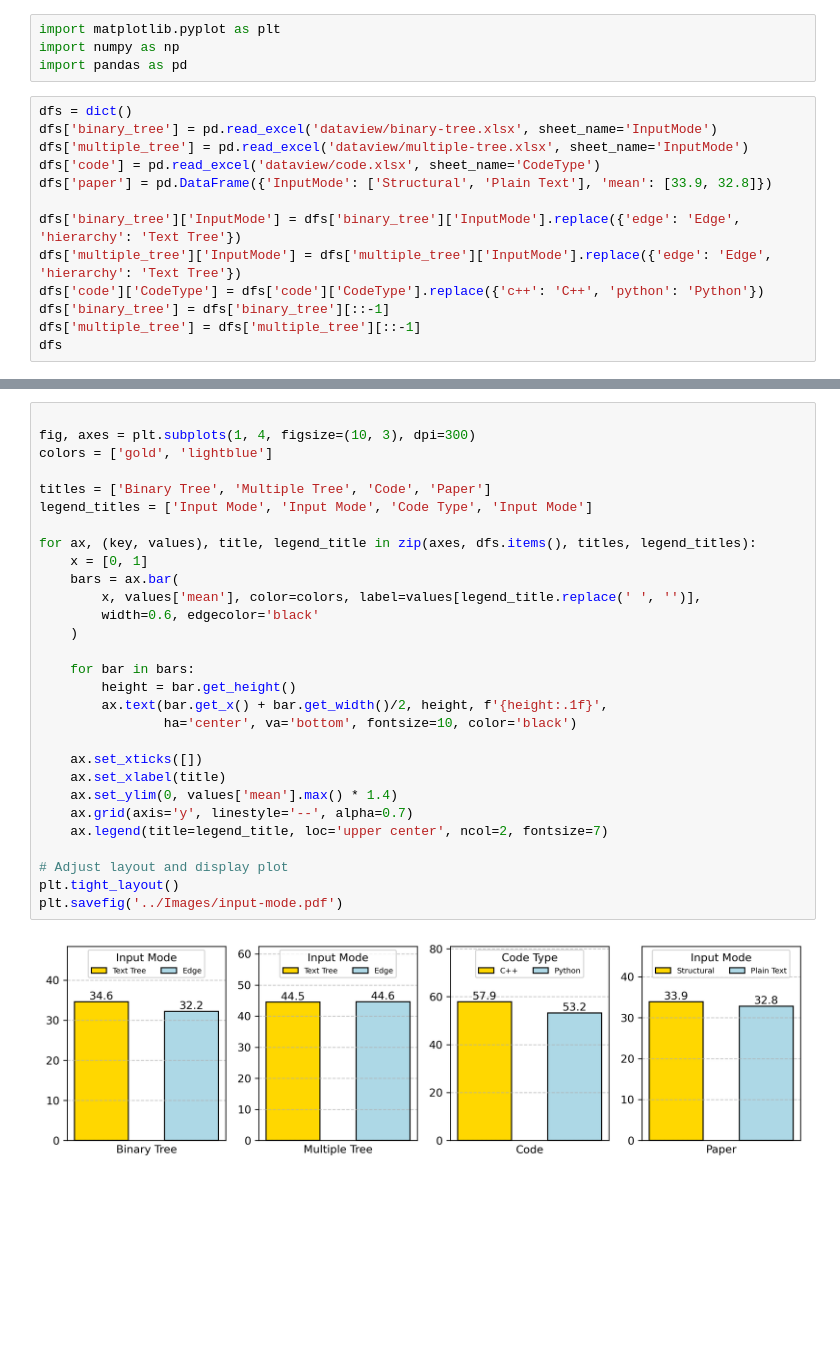
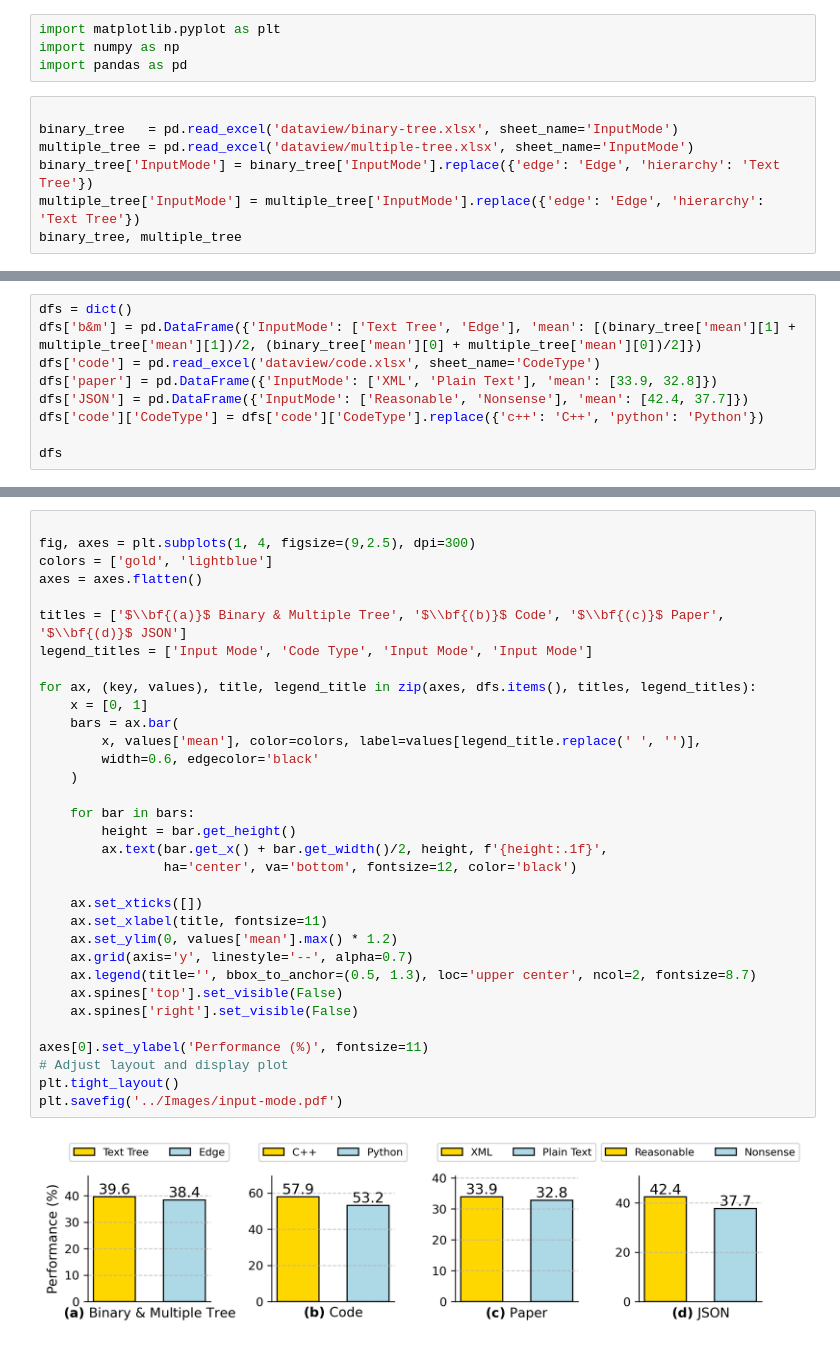
Before and after one commit to jzzzzh/HiBench, a Jupyter notebook: analysis/input-mode.ipynb, the cells around one changed output, grey strips where cells are left out. Saved outputs shown, nothing was run; the diff lists cells and outputs as text; blank space fills up the shorter version.

```diff
--- a/analysis/input-mode.ipynb
+++ b/analysis/input-mode.ipynb
@@ -3,16 +3,10 @@ import matplotlib.pyplot as plt
 import numpy as np
 import pandas as pd
 # %%
-dfs = dict()
-dfs['binary_tree'] = pd.read_excel('dataview/binary-tree.xlsx', sheet_name='InputMode')
-dfs['multiple_tree'] = pd.read_excel('dataview/multiple-tree.xlsx', sheet_name='InputMode')
-dfs['code'] = pd.read_excel('dataview/code.xlsx', sheet_name='CodeType')
-dfs['paper'] = pd.DataFrame({'InputMode': ['Structural', 'Plain Text'], 'mean': [33.9, 32.8]})
 
-dfs['binary_tree']['InputMode'] = dfs['binary_tree']['InputMode'].replace({'edge': 'Edge', 'hierarchy': 'Text Tree'})
-dfs['multiple_tree']['InputMode'] = dfs['multiple_tree']['InputMode'].replace({'edge': 'Edge', 'hierarchy': 'Text Tree'})
-dfs['code']['CodeType'] = dfs['code']['CodeType'].replace({'c++': 'C++', 'python': 'Python'})
-dfs['binary_tree'] = dfs['binary_tree'][::-1]
-dfs['multiple_tree'] = dfs['multiple_tree'][::-1]
-dfs
+binary_tree   = pd.read_excel('dataview/binary-tree.xlsx', sheet_name='InputMode')
+multiple_tree = pd.read_excel('dataview/multiple-tree.xlsx', sheet_name='InputMode')
+binary_tree['InputMode'] = binary_tree['InputMode'].replace({'edge': 'Edge', 'hierarchy': 'Text Tree'})
+multiple_tree['InputMode'] = multiple_tree['InputMode'].replace({'edge': 'Edge', 'hierarchy': 'Text Tree'})
+binary_tree, multiple_tree
 # %% [output]
@@ -30,0 +19,9 @@ dfs
+# %%
+dfs = dict()
+dfs['b&m'] = pd.DataFrame({'InputMode': ['Text Tree', 'Edge'], 'mean': [(binary_tree['mean'][1] + multiple_tree['mean'][1])/2, (binary_tree['mean'][0] + multiple_tree['mean'][0])/2]})
+dfs['code'] = pd.read_excel('dataview/code.xlsx', sheet_name='CodeType')
+dfs['paper'] = pd.DataFrame({'InputMode': ['XML', 'Plain Text'], 'mean': [33.9, 32.8]})
+dfs['JSON'] = pd.DataFrame({'InputMode': ['Reasonable', 'Nonsense'], 'mean': [42.4, 37.7]})
+dfs['code']['CodeType'] = dfs['code']['CodeType'].replace({'c++': 'C++', 'python': 'Python'})
+
+dfs
@@ -31,31 +41,35 @@ dfs
 # %%
 
-fig, axes = plt.subplots(1, 4, figsize=(10, 3), dpi=300)
+fig, axes = plt.subplots(1, 4, figsize=(9,2.5), dpi=300)
 colors = ['gold', 'lightblue']
+axes = axes.flatten()
 
-titles = ['Binary Tree', 'Multiple Tree', 'Code', 'Paper']
-legend_titles = ['Input Mode', 'Input Mode', 'Code Type', 'Input Mode']
+titles = ['$\\bf{(a)}$ Binary & Multiple Tree', '$\\bf{(b)}$ Code', '$\\bf{(c)}$ Paper', '$\\bf{(d)}$ JSON']
+legend_titles = ['Input Mode', 'Code Type', 'Input Mode', 'Input Mode']
 
 for ax, (key, values), title, legend_title in zip(axes, dfs.items(), titles, legend_titles):
     x = [0, 1]
     bars = ax.bar(
         x, values['mean'], color=colors, label=values[legend_title.replace(' ', '')],
         width=0.6, edgecolor='black'
     )
 
     for bar in bars:
         height = bar.get_height()
         ax.text(bar.get_x() + bar.get_width()/2, height, f'{height:.1f}',
-                ha='center', va='bottom', fontsize=10, color='black')
+                ha='center', va='bottom', fontsize=12, color='black')
 
     ax.set_xticks([])
-    ax.set_xlabel(title)
-    ax.set_ylim(0, values['mean'].max() * 1.4)
+    ax.set_xlabel(title, fontsize=11)
+    ax.set_ylim(0, values['mean'].max() * 1.2)
     ax.grid(axis='y', linestyle='--', alpha=0.7)
-    ax.legend(title=legend_title, loc='upper center', ncol=2, fontsize=7)
+    ax.legend(title='', bbox_to_anchor=(0.5, 1.3), loc='upper center', ncol=2, fontsize=8.7)
+    ax.spines['top'].set_visible(False)
+    ax.spines['right'].set_visible(False)
 
+axes[0].set_ylabel('Performance (%)', fontsize=11)
 # Adjust layout and display plot
 plt.tight_layout()
 plt.savefig('../Images/input-mode.pdf')
 # %% [output]
-[figure, old version]
+[figure, new version]
```
Also changed, not shown: parts of 2 cells of this notebook, 3 other files.
